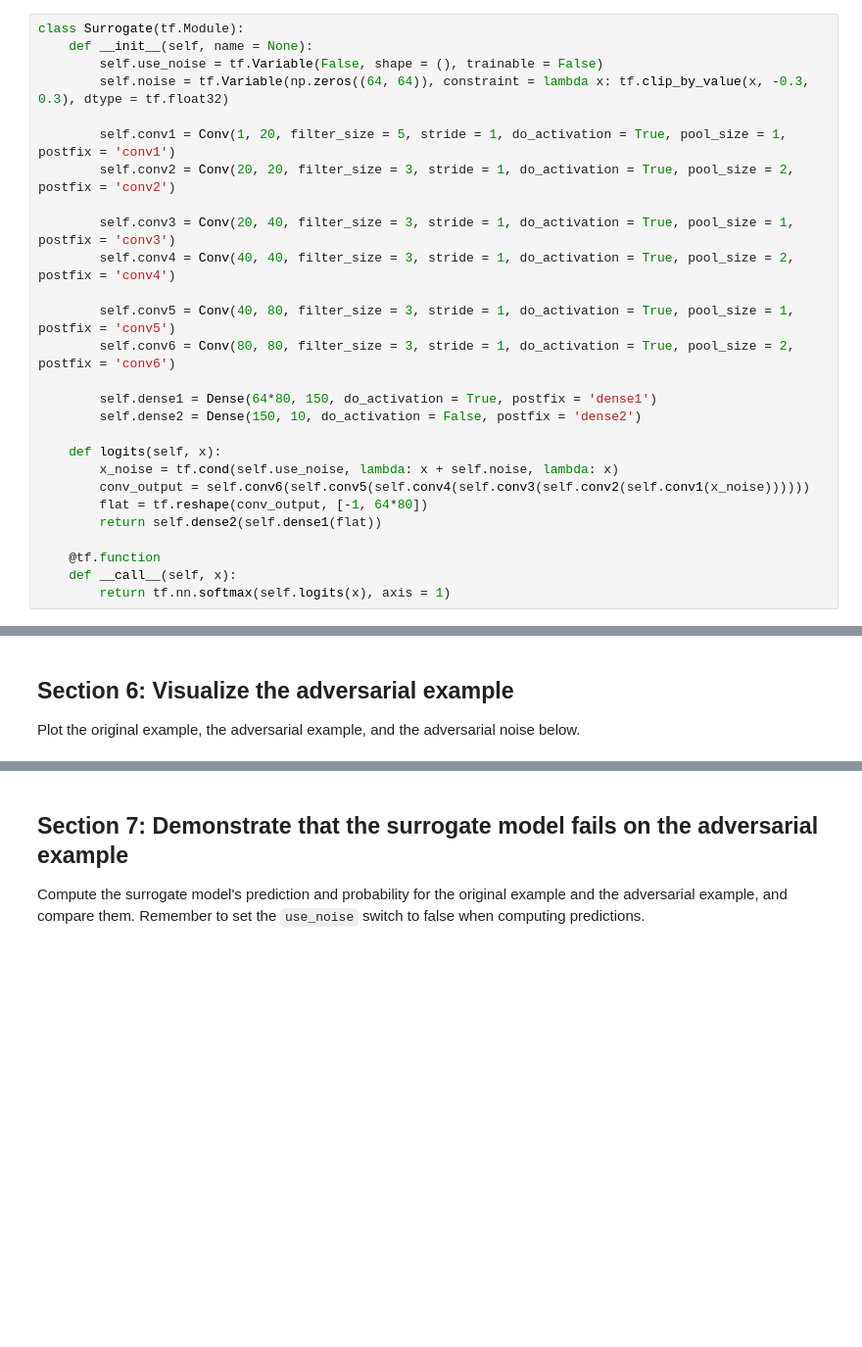
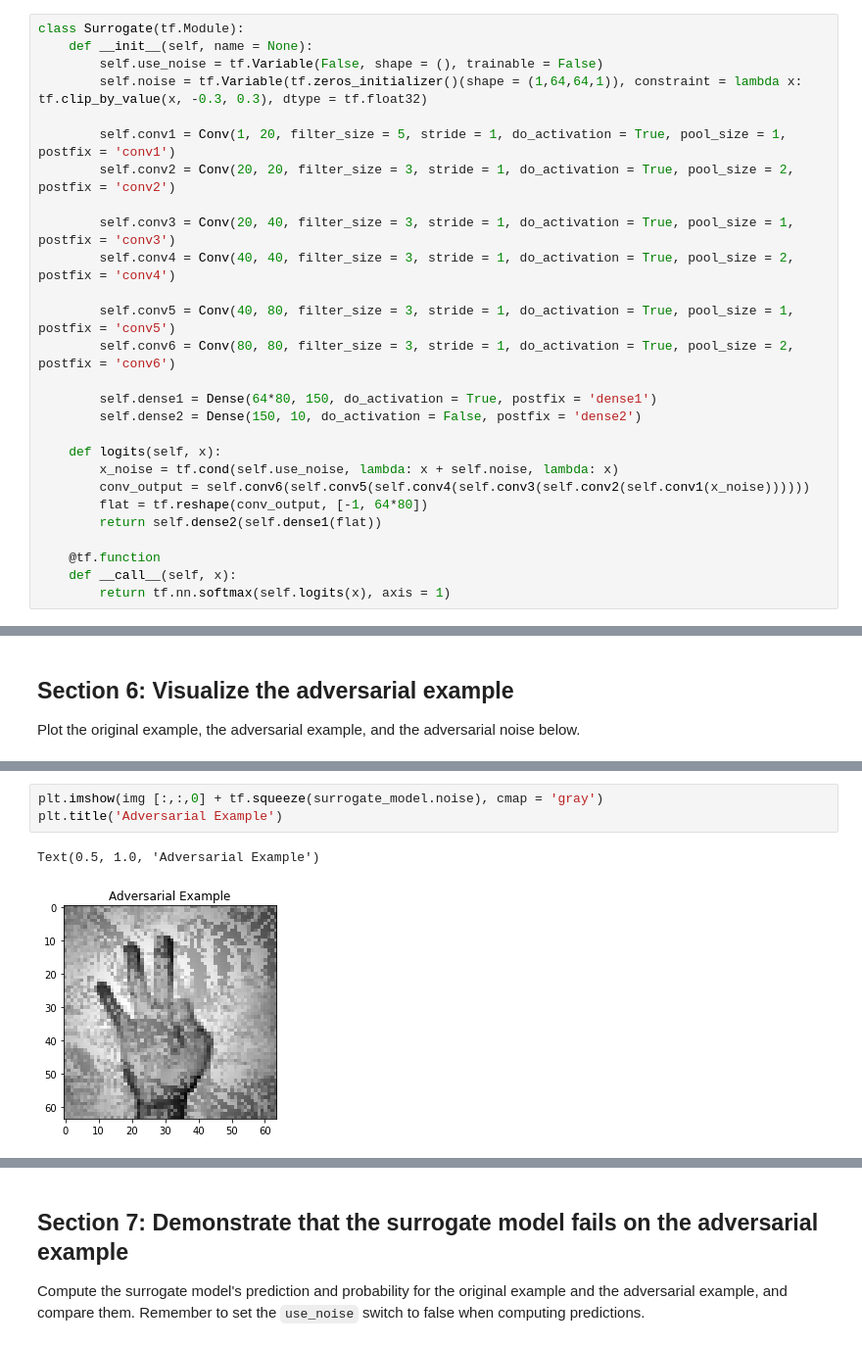
Before and after one commit to pramohan/caltech-cs11-tensorflow, a Jupyter notebook: labs/lab_5_adversarial_examples/lab_5.ipynb, the cells around one changed output, grey strips where cells are left out. Shown: that part at 98% size. Drawn from its saved outputs; the diff is of its cells as text; blank space fills up the shorter version.

```diff
--- a/labs/lab_5_adversarial_examples/lab_5.ipynb
+++ b/labs/lab_5_adversarial_examples/lab_5.ipynb
@@ -286,7 +285,7 @@ This allows us to train the surrogate model without adversarial noise, then enab
 class Surrogate(tf.Module):
     def __init__(self, name = None):
         self.use_noise = tf.Variable(False, shape = (), trainable = False)
-        self.noise = tf.Variable(np.zeros((64, 64)), constraint = lambda x: tf.clip_by_value(x, -0.3, 0.3), dtype = tf.float32)
+        self.noise = tf.Variable(tf.zeros_initializer()(shape = (1,64,64,1)), constraint = lambda x: tf.clip_by_value(x, -0.3, 0.3), dtype = tf.float32)
 
         self.conv1 = Conv(1, 20, filter_size = 5, stride = 1, do_activation = True, pool_size = 1, postfix = 'conv1')
         self.conv2 = Conv(20, 20, filter_size = 3, stride = 1, do_activation = True, pool_size = 2, postfix = 'conv2')
@@ -458,0 +466,6 @@ Plot the original example, the adversarial example, and the adversarial noise be
+# %%
+plt.imshow(img [:,:,0] + tf.squeeze(surrogate_model.noise), cmap = 'gray')
+plt.title('Adversarial Example')
+# %% [output]
+Text(0.5, 1.0, 'Adversarial Example')
+[figure, added]
```
Also changed, not shown: parts of 13 cells of this notebook, 8 other files.
